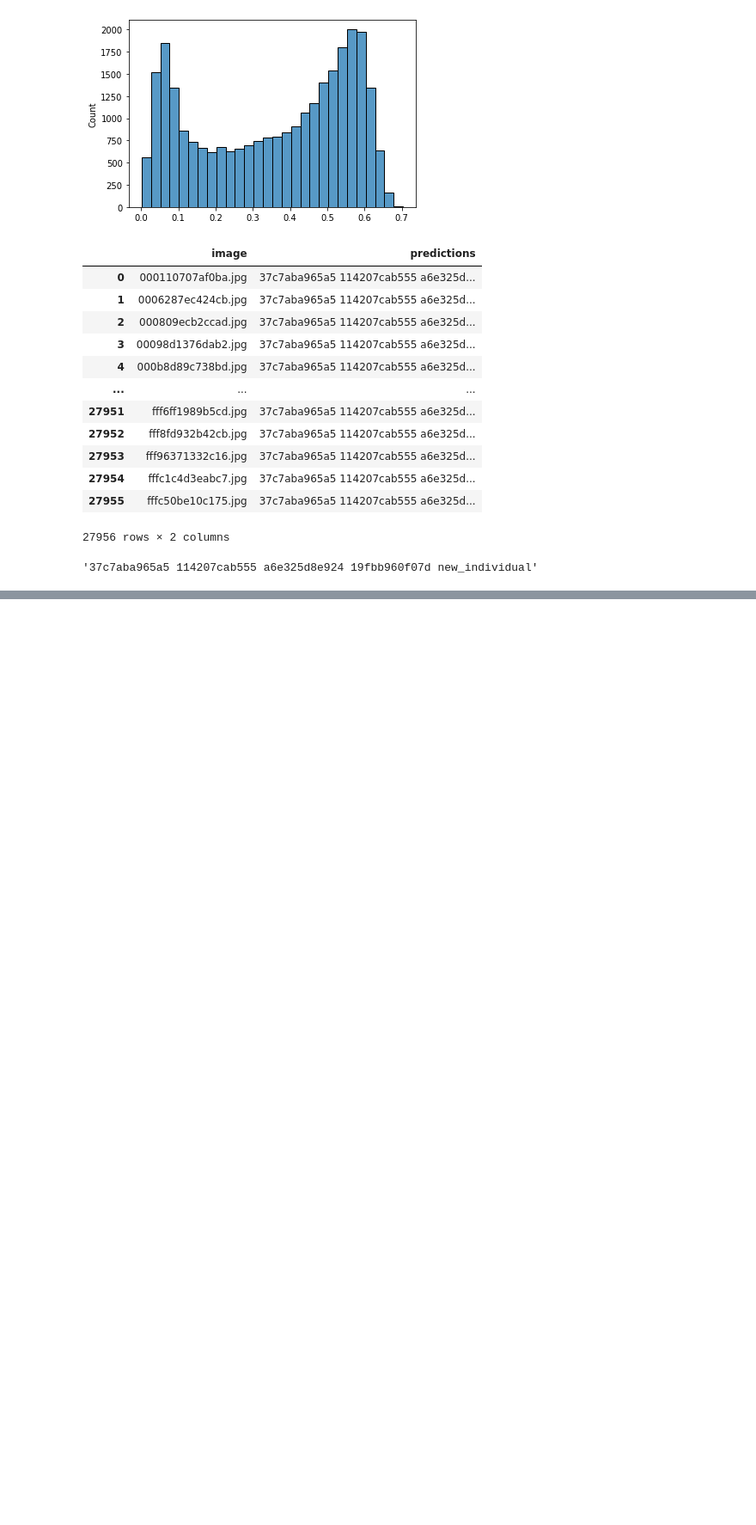
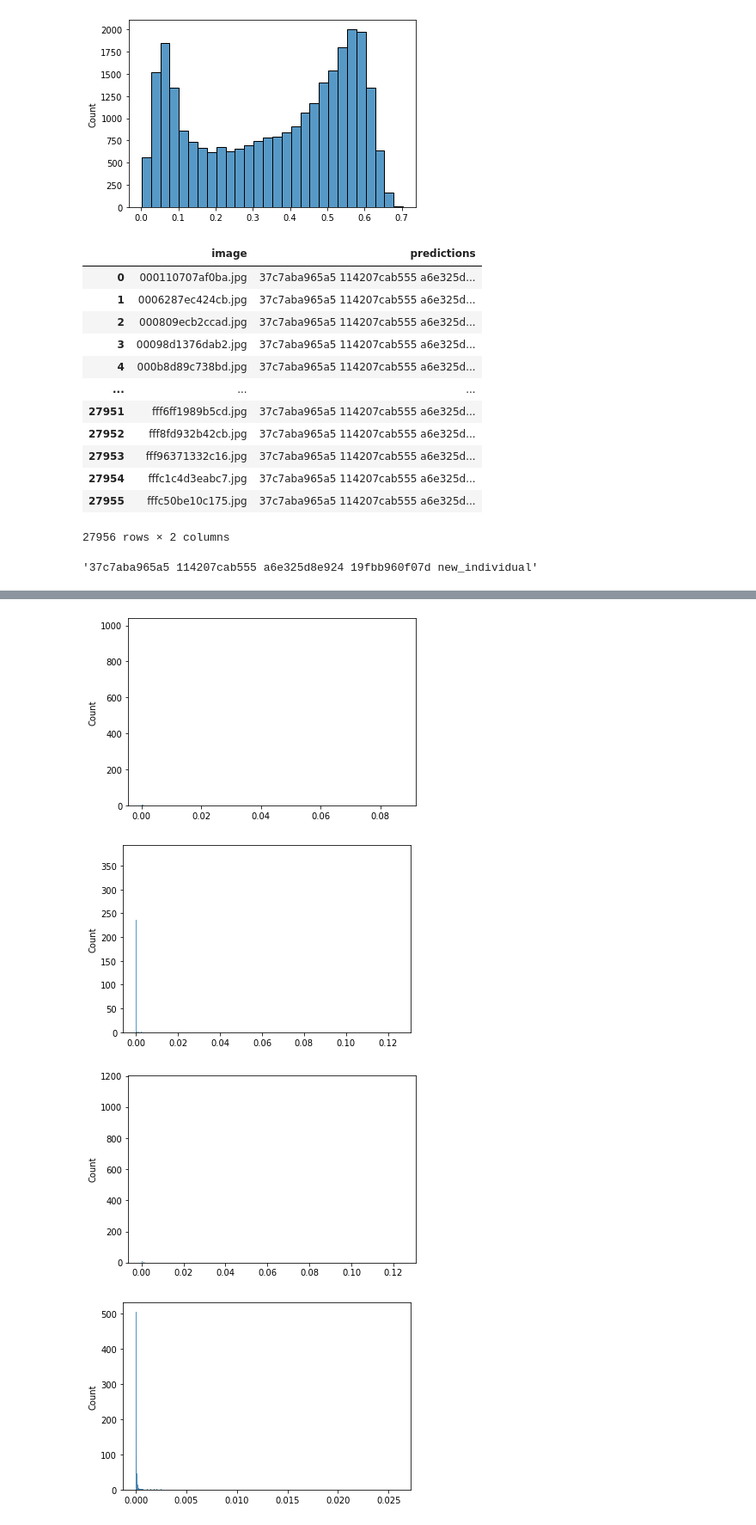
Before and after one commit to YDdreammaker/dl_whale_classification, a Jupyter notebook: inference.ipynb, the cells around one changed output, grey strips where cells are left out. Shown at 86% size. Saved outputs shown, nothing was run; the diff lists cells and outputs as text; code cells hidden in the pictures; blank space fills up the shorter version.

```diff
--- a/inference.ipynb
+++ b/inference.ipynb
@@ -333,0 +539,23 @@ for n, (g_i, g_d) in enumerate(zip(indices1, distance1)):
+# %%
+distance_1fold0 = []
+for i in distance_1:
+    distance_1fold0.append(list(i)[0])
+indices_1fold0 = []
+for i in indices_1:
+    indices_1fold0.append(list(i)[0])
+distance_1fold0 = np.array(distance_1fold0)
+indices_1fold0 = np.array(indices_1fold0)
+# %%
+distance_2fold0 = []
+for i in distance_2:
+    distance_2fold0.append(list(i)[0])
+indices_2fold0 = []
+for i in indices_2:
+    indices_2fold0.append(list(i)[0])
+distance_2fold0 = np.array(distance_2fold0)
+indices_2fold0 = np.array(indices_2fold0)
+# %%
+neigh_preds = deepcopy(indices_2fold0) # k neighbor 예측값
+neigh_trues = df.individual_id[valid_others_indices].values
+correct_ = (neigh_preds == neigh_trues) # neigh 예측값중 맞은 index
+wrong_ = (neigh_preds != neigh_trues)
@@ -333,0 +566,3 @@ for n, (g_i, g_d) in enumerate(zip(indices1, distance1)):
+# %%
+correct_ = (neigh_preds == neigh_trues)
+wrong_ = (neigh_preds != neigh_trues)
@@ -333,0 +604,14 @@ for n, (g_i, g_d) in enumerate(zip(indices1, distance1)):
+# %%
+sns.histplot(distance_2fold0[correct_])
+plt.show()
+sns.histplot(distance_2fold0[wrong_])
+plt.show()
+sns.histplot(distance_2fold0)
+plt.show()
+sns.histplot(distance_1fold0)
+plt.show()
+# %% [output]
+[figure, added]
+[figure, added]
+[figure, added]
+[figure, added]
```
Also changed, not shown: parts of 76 cells of this notebook, 1 other file.
